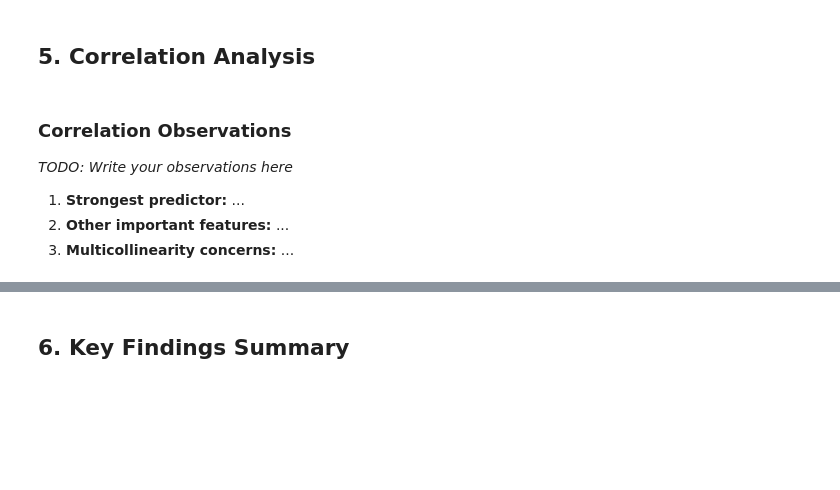
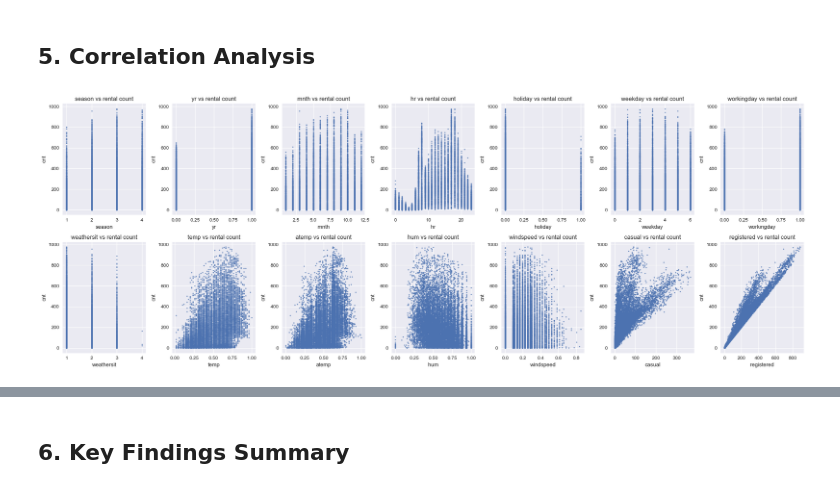
Before and after one commit to MTSU-DATA4950-Capstone-Spring2026/Team4-R2_BikeSharingDemand, a Jupyter notebook: notebooks/01_eda.ipynb, the cells around one changed output, grey strips where cells are left out. Drawn from its saved outputs; the diff is of its cells as text; code cells hidden in the pictures; blank space fills up the shorter version.

```diff
--- a/notebooks/01_eda.ipynb
+++ b/notebooks/01_eda.ipynb
@@ -258,11 +356,19 @@ For the majority of hours, rentals fall between 50 and just under 300 bikes (the
 # %% [markdown]
 
 ## 5. Correlation Analysis
-# %% [markdown]
-### Correlation Observations
-
-*TODO: Write your observations here*
-
-1. **Strongest predictor:** ...
-2. **Other important features:** ...
-3. **Multicollinearity concerns:** ...
+# %%
+# Scatter Plots (Features vs Target)
+fig,axes = plt.subplots(2, 7, figsize=(22,8))
+axes = axes.flatten()
+
+for i,feature in enumerate(all_int_float_cols):
+
+    axes[i].scatter(df[feature], df['cnt'], s=5, alpha=0.7)
+    axes[i].set_title(f'{feature} vs rental count')
+    axes[i].set_xlabel(feature)
+    axes[i].set_ylabel('cnt')
+
+plt.tight_layout()
+plt.show()
+# %% [output]
+[figure, added]
```
Also changed, not shown: parts of 16 cells of this notebook, 1 other file.
